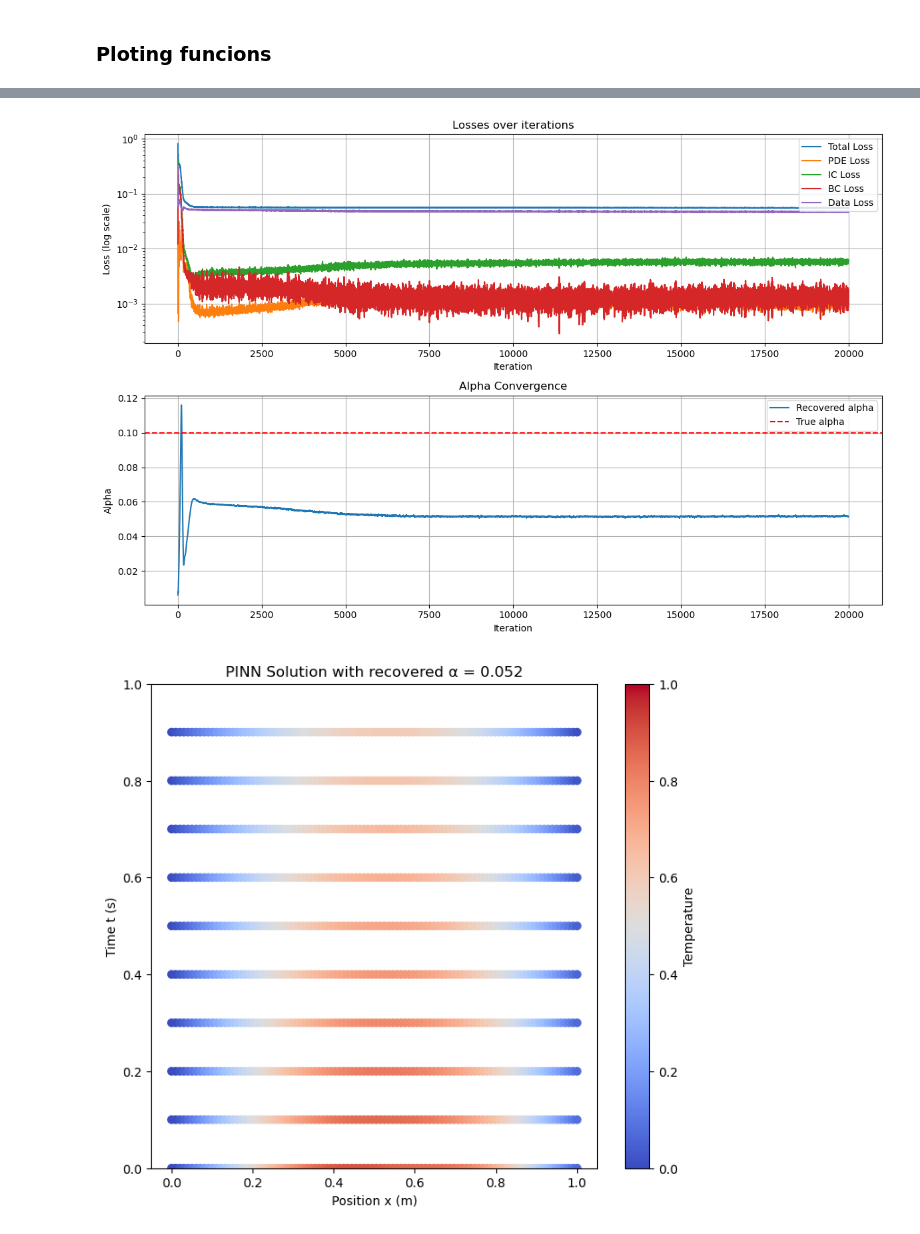
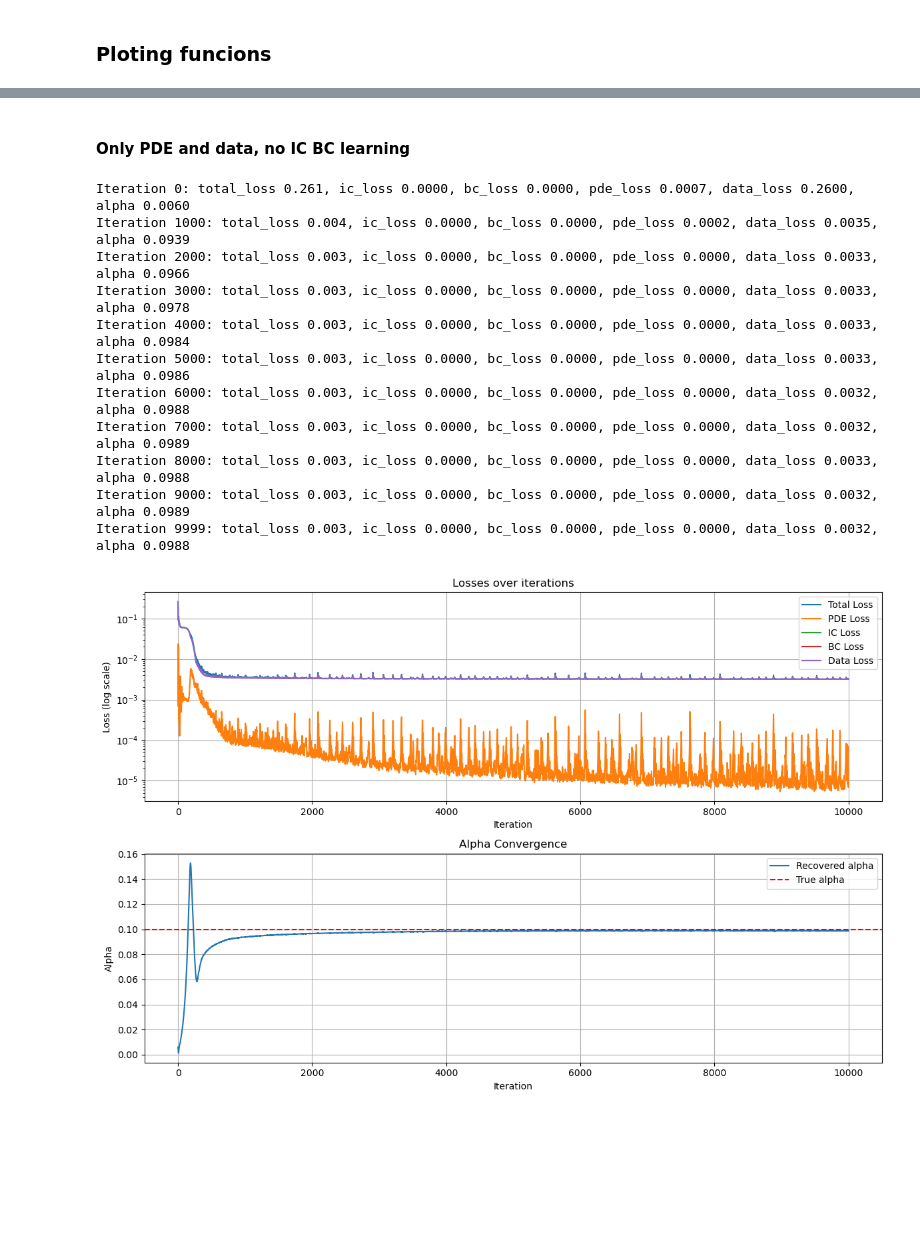
Before and after one commit to imriaharoni/PINN_Workshop, a Jupyter notebook: PINN_Inverse_1D_Heat_Eq.ipynb, the cells around one changed output, grey strips where cells are left out. Saved outputs shown, nothing was run; the diff lists cells and outputs as text; code cells hidden in the pictures; blank space fills up the shorter version.

```diff
--- a/PINN_Inverse_1D_Heat_Eq.ipynb
+++ b/PINN_Inverse_1D_Heat_Eq.ipynb
@@ -442,8 +435,38 @@ Iteration 19999: total_loss 0.055, ic_loss 0.0061, bc_loss 0.0011, pde_loss 0.00
-# %%
-plot_losses_with_alpha(losses, log_scale=True)
-# %% [output]
-[figure, removed]
-# %%
-plot_PINN_results(model_inverse, num_time_steps=10)
-# %% [output]
-[figure, removed]
+# %% [markdown]
+#### Only PDE and data, no IC BC learning
+# %%
+# Upload measurments data
+measurments_file = 'sample_results_sinus_1000_alpha_0.1.csv'
+measurments_data = pd.read_csv('Data_sets/' + measurments_file)
+true_alpha = 0.1
+
+# For the inverse problem, we'll start with a guess that's different from the true value
+alpha_guess = 0.005  # initial guess for non-dimensional alpha (50% of true value)
+
+# Initialize the PINN model with our guess for alpha
+model_inverse = PINN_Inverse(alpha_guess)
+
+# Train the inverse PINN
+losses = train_inverse_PINN (
+    model_inverse,
+    num_iterations=10000,
+    initial_condition = i_c_sin,
+    measurement_data = measurments_data,
+    loss_weights={'ic': 0, 'bc': 0, 'pde': 1, 'data': 1},
+    print_every=1000 )
+
+plot_losses_with_alpha(losses, alpha_true = true_alpha, log_scale=True)
+plot_PINN_results (model_inverse, num_time_steps=30)
+# %% [output]
+Iteration 0: total_loss 0.261, ic_loss 0.0000, bc_loss 0.0000, pde_loss 0.0007, data_loss 0.2600, alpha 0.0060
+Iteration 1000: total_loss 0.004, ic_loss 0.0000, bc_loss 0.0000, pde_loss 0.0002, data_loss 0.0035, alpha 0.0939
+Iteration 2000: total_loss 0.003, ic_loss 0.0000, bc_loss 0.0000, pde_loss 0.0000, data_loss 0.0033, alpha 0.0966
+Iteration 3000: total_loss 0.003, ic_loss 0.0000, bc_loss 0.0000, pde_loss 0.0000, data_loss 0.0033, alpha 0.0978
+Iteration 4000: total_loss 0.003, ic_loss 0.0000, bc_loss 0.0000, pde_loss 0.0000, data_loss 0.0033, alpha 0.0984
+Iteration 5000: total_loss 0.003, ic_loss 0.0000, bc_loss 0.0000, pde_loss 0.0000, data_loss 0.0033, alpha 0.0986
+Iteration 6000: total_loss 0.003, ic_loss 0.0000, bc_loss 0.0000, pde_loss 0.0000, data_loss 0.0032, alpha 0.0988
+Iteration 7000: total_loss 0.003, ic_loss 0.0000, bc_loss 0.0000, pde_loss 0.0000, data_loss 0.0032, alpha 0.0989
+Iteration 8000: total_loss 0.003, ic_loss 0.0000, bc_loss 0.0000, pde_loss 0.0000, data_loss 0.0033, alpha 0.0988
+Iteration 9000: total_loss 0.003, ic_loss 0.0000, bc_loss 0.0000, pde_loss 0.0000, data_loss 0.0032, alpha 0.0989
+Iteration 9999: total_loss 0.003, ic_loss 0.0000, bc_loss 0.0000, pde_loss 0.0000, data_loss 0.0032, alpha 0.0988
+[figure, added]
```
Also changed, not shown: parts of 10 cells of this notebook, 6 other files.
